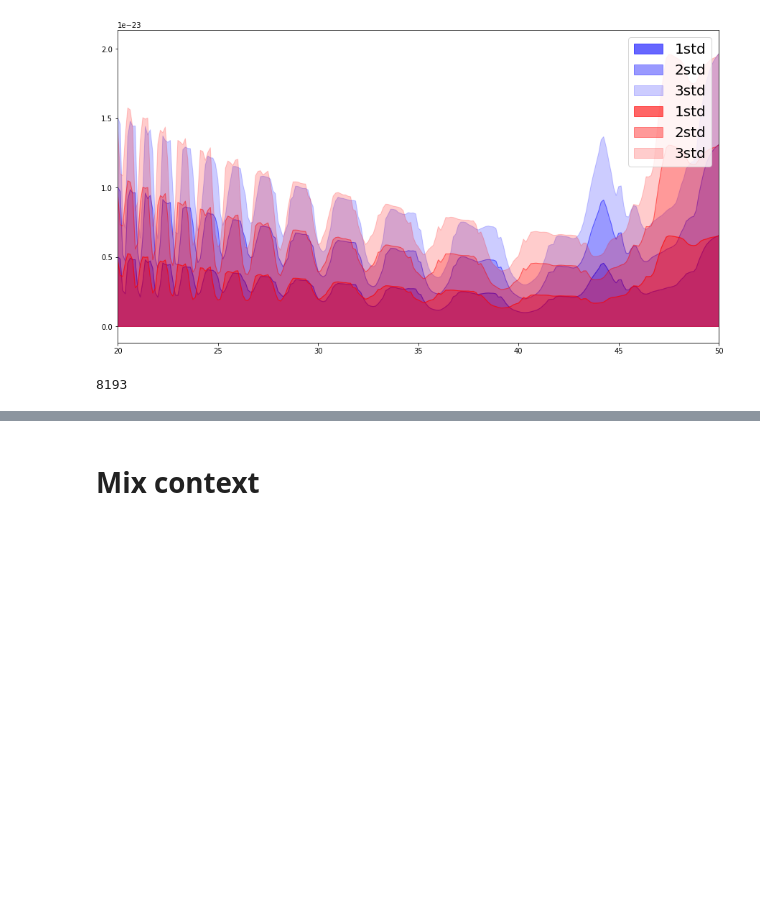
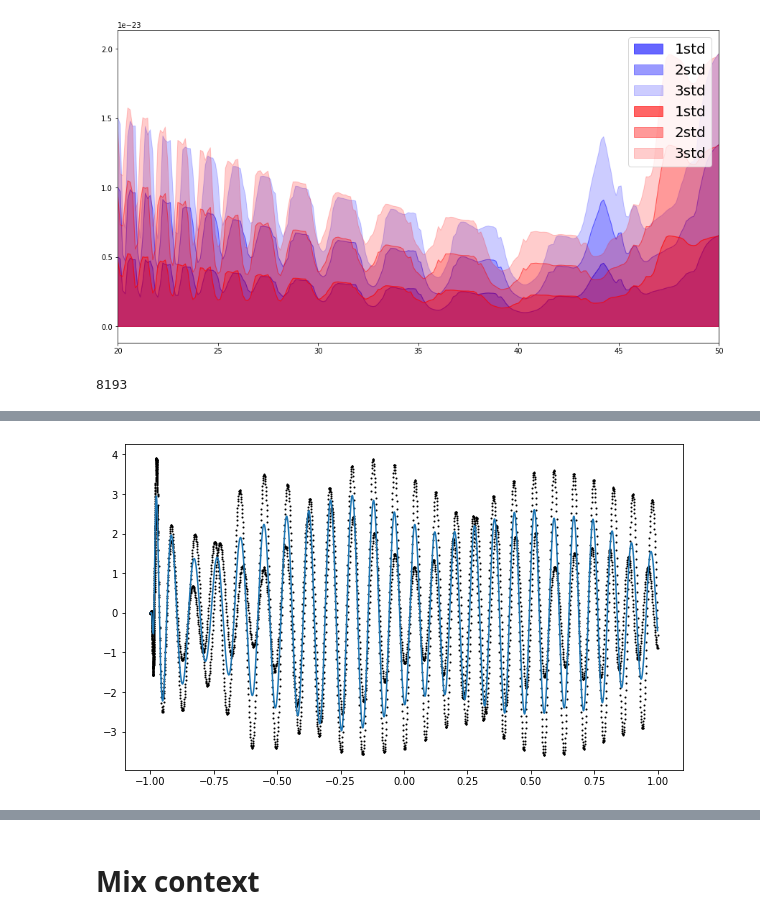
Before and after one commit to MarinerQ/npf_GWwaveform, a Jupyter notebook: gw/application/npwavegen.ipynb, the cells around one changed output, grey strips where cells are left out. Cells and saved outputs as stored; diff of their text form; code cells hidden in the pictures; blank space fills up the shorter version.

```diff
--- a/gw/application/npwavegen.ipynb
+++ b/gw/application/npwavegen.ipynb
@@ -222,0 +474,67 @@ len(waveform_generator.frequency_array,)
+# %%
+
+mean_dict={}
+std_dict={}
+label = 'cross_imag'
+h_mono_resampled = h_dict_context_components[label]
+#for label,h_mono_resampled in h_dict_context_components.items():
+model = npmodel_dict[label]
+t3 = time.time()
+
+target_f_mono_resampled = rescale_range(f_mono_resampled, (f_mono_resampled.min(),f_mono_resampled.max()), (-1,1))
+mean_resampled, std_resampled = npgwutils.get_predictions(model,
+                                    torch.from_numpy(ff_mono_resampled).unsqueeze(-1).unsqueeze(0).type(torch.float32),
+                                    torch.from_numpy(h_mono_resampled).unsqueeze(-1).unsqueeze(0).type(torch.float32),
+                                    torch.from_numpy(target_f_mono_resampled).unsqueeze(-1).unsqueeze(0).type(torch.float32),
+                                    1)
+
+t4 = time.time()
+
+farray2, mean_scaled = unmonochromatize_waveform(f_mono_resampled[::-1], mean_resampled[::-1], injection_parameters['chirp_mass'])
+farray2, std_scaled = unmonochromatize_waveform(f_mono_resampled[::-1], std_resampled[::-1], injection_parameters['chirp_mass'])
+
+# unscale to injection mass
+# farray3 should == farray (?)
+farray3, mean = scale_waveform(target_mass=mtot, base_f=farray2, base_h=mean_scaled, base_mass=npmodel_total_mass)
+farray3, std = scale_waveform(target_mass=mtot, base_f=farray2, base_h=std_scaled, base_mass=npmodel_total_mass)
+#print(farray3)
+interpolator_mean = scipy.interpolate.CubicSpline(farray3, mean)
+mean_at_freq = interpolator_mean(context_frequency_array[mask])
+
+interpolator_std = scipy.interpolate.CubicSpline(farray3, std)
+std_at_freq = interpolator_std(context_frequency_array[mask])
+
+#zerolenth = len(np.where(context_frequency_array<min(fmin4inj,context_f_low))[0])
+zerolenth = len(np.where(context_frequency_array<fmin4inj)[0])
+zero_paddings = np.zeros(zerolenth)
+
+mean_dict[label] = np.append(zero_paddings, mean_at_freq) * 100 / d_l
+#mean_dict[label] = mean_resampled
+std_dict[label] = np.append(zero_paddings, std_at_freq) * 100 / d_l
+
+plt.figure(figsize=(10,6))
+plt.scatter(ff_mono_resampled, h_mono_resampled, color='k', s=1)
+plt.plot(target_f_mono_resampled, mean_resampled)
+plt.show()
+
+h_dict = {}
+error_dict = {}
+#for key in ['plus', 'cross']:
+#    h_dict[key] = mean_dict[f'{key}_real'] + mean_dict[f'{key}_imag']*1j
+#    error_dict[key] = std_dict[f'{key}_real'] + std_dict[f'{key}_imag']*1j
+
+
+#waveform_generator1.waveform_arguments['minimum_frequency'] *= mratio
+#waveform_generator2.waveform_arguments['minimum_frequency'] *= mratio
+injection_parameters['luminosity_distance']=d_l
+injection_parameters['chirp_mass'] = injection_parameters['chirp_mass']*mratio
+waveform_generator1.waveform_arguments['reference_frequency'] /= mratio
+waveform_generator2.waveform_arguments['reference_frequency'] /= mratio
+tend = time.time()
+#print(f"context waveform time cost: {t1-t0}s")
+#print(f"shifting waveform time cost: {t2-t1}s")
+#print(f"prediction time cost: {4*(t4-t3)}s")
+
+#print(f"total time cost: {tend-t0}s")
+# %% [output]
+[figure, added]
```
Also changed, not shown: parts of 26 cells of this notebook, 4 other files.
